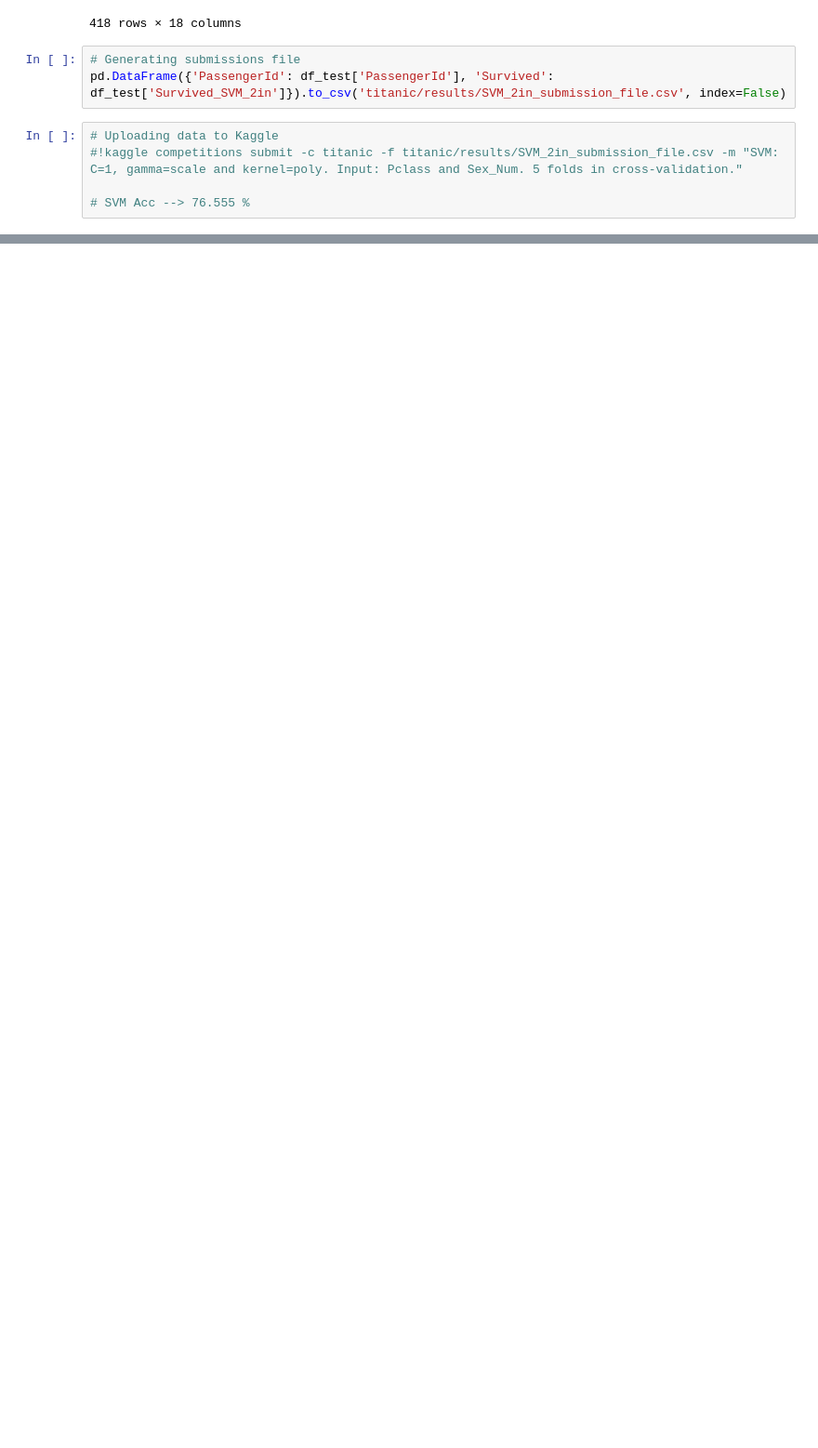
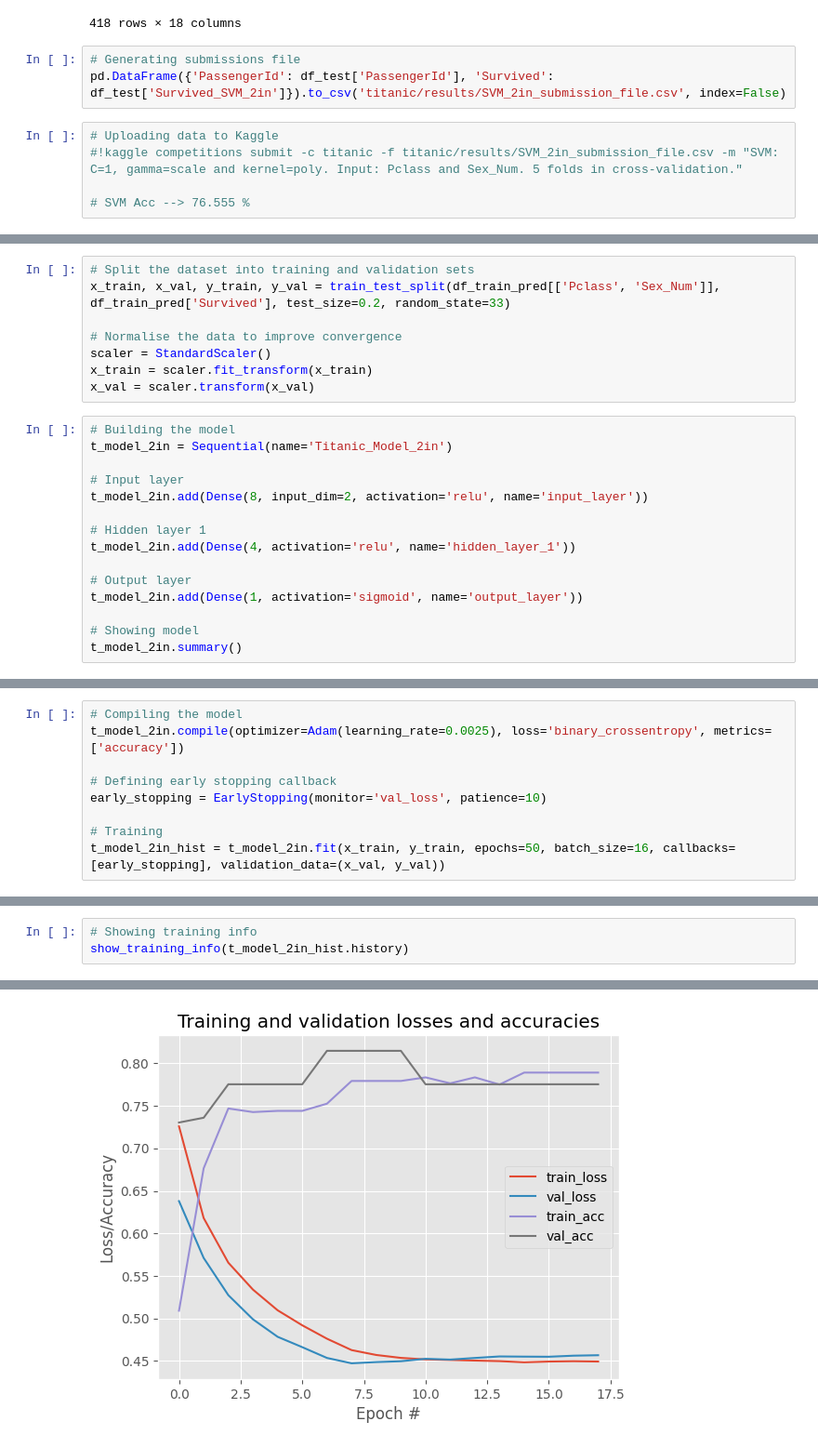
Before and after one commit to jramon-mm/ML_DL_Challenges, a Jupyter notebook: Titanic/Titanic.ipynb, the cells around one changed output, grey strips where cells are left out. Shown at 93% size. Drawn from its saved outputs; the diff is of its cells as text; blank space fills up the shorter version.

```diff
--- a/Titanic/Titanic.ipynb
+++ b/Titanic/Titanic.ipynb
@@ -1608,0 +2275,23 @@ Finally, I will use SVM to make the predictions.
+# %%
+# Split the dataset into training and validation sets
+x_train, x_val, y_train, y_val = train_test_split(df_train_pred[['Pclass', 'Sex_Num']], df_train_pred['Survived'], test_size=0.2, random_state=33)
+
+# Normalise the data to improve convergence
+scaler = StandardScaler()
+x_train = scaler.fit_transform(x_train)
+x_val = scaler.transform(x_val)
+# %%
+# Building the model
+t_model_2in = Sequential(name='Titanic_Model_2in')
+
+# Input layer
+t_model_2in.add(Dense(8, input_dim=2, activation='relu', name='input_layer'))
+
+# Hidden layer 1
+t_model_2in.add(Dense(4, activation='relu', name='hidden_layer_1'))
+
+# Output layer
+t_model_2in.add(Dense(1, activation='sigmoid', name='output_layer'))
+
+# Showing model
+t_model_2in.summary()
@@ -1608,0 +2314,9 @@ Finally, I will use SVM to make the predictions.
+# %%
+# Compiling the model
+t_model_2in.compile(optimizer=Adam(learning_rate=0.0025), loss='binary_crossentropy', metrics=['accuracy'])
+
+# Defining early stopping callback
+early_stopping = EarlyStopping(monitor='val_loss', patience=10)
+
+# Training
+t_model_2in_hist = t_model_2in.fit(x_train, y_train, epochs=50, batch_size=16, callbacks=[early_stopping], validation_data=(x_val, y_val))
@@ -1608,0 +2341,4 @@ Finally, I will use SVM to make the predictions.
+# %%
+# Showing training info
+show_training_info(t_model_2in_hist.history)
+# %% [output]
@@ -1608,0 +2350 @@ Finally, I will use SVM to make the predictions.
+[figure, added]
```
Also changed, not shown: parts of 67 cells of this notebook.
